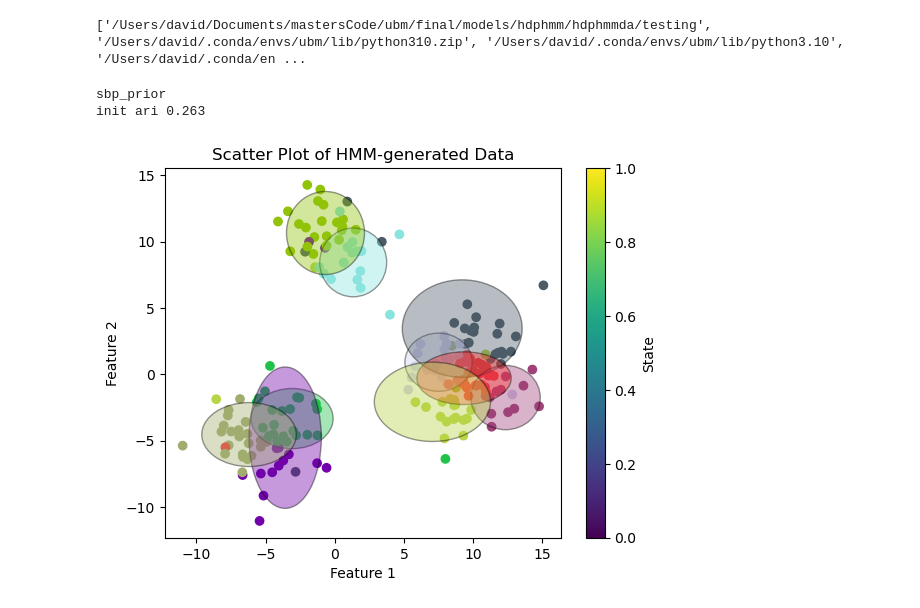
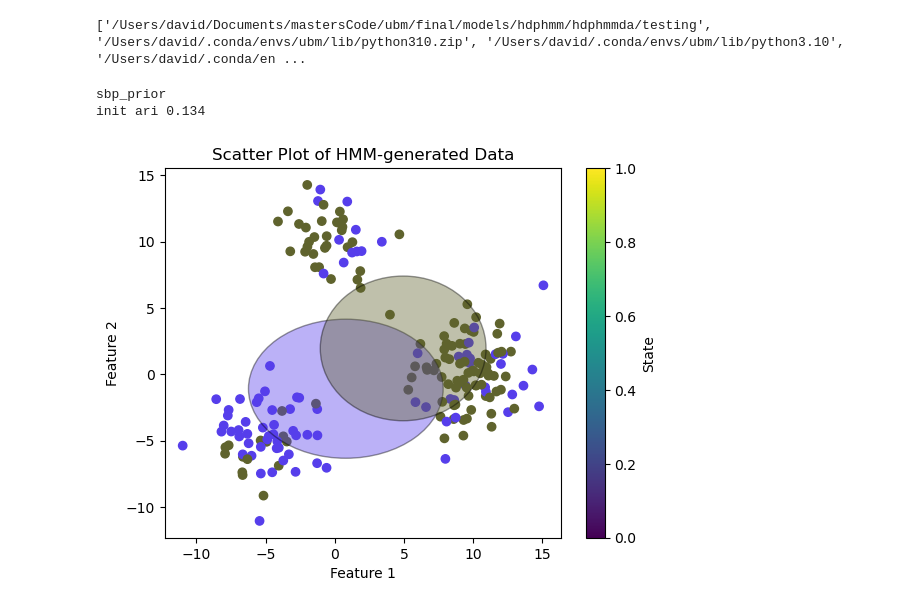
Before and after one commit to Davidjames9610/ubm, a Jupyter notebook: final/models/hdphmm/hdphmmda/testing/synthetic_data_da_test.ipynb, the cells around one changed output. Drawn from its saved outputs; the diff is of its cells as text; code cells hidden in the pictures.

```diff
--- a/final/models/hdphmm/hdphmmda/testing/synthetic_data_da_test.ipynb
+++ b/final/models/hdphmm/hdphmmda/testing/synthetic_data_da_test.ipynb
@@ -19,20 +19,24 @@ loaded_data = loaded_data['data']
 # %%
 import final.models.hdphmm.hdphmmda.hdp_hmm_da as hdp_hmm_da
 from final.models.hdphmm.hdphmmda.hdp_hmm_da_utils.hdp_hmm_da_consts import *
 reload(hdp_hmm_da)
 sbp = {
-    ALPHA0: 0.2,
-    GAMMA0: 0.2,
-    KAPPA0: 0.2,
+    ALPHA0: 1,
+    GAMMA0: 20,
+    KAPPA0: 1,
 }
 
 sbp[RHO0] = sbp[KAPPA0] / ( sbp[KAPPA0] + sbp[ALPHA0])
 temp = 1
-hdp_hmm = hdp_hmm_da.InfiniteDirectSamplerHMM(loaded_data, 10, loaded_ss, iterations=50, verbose=True, sbp=sbp, temp=temp)
+hdp_hmm = hdp_hmm_da.InfiniteDirectSamplerHMM(loaded_data, 2, loaded_ss, iterations=50, verbose=True, sbp=sbp, temp=temp)
+
+import final.models.hdphmm.helpers.plot_hmm as plot_hmm
+reload(plot_hmm)
+plot_hmm.plot_hmm_data(loaded_data, hdp_hmm.Z, hdp_hmm.K, hdp_hmm.hmm.means_, hdp_hmm.hmm.covars_, feature_a=0, feature_b=1)
 # %% [output]
 sbp_prior
-init ari 0.263
+init ari 0.134
-[figure, old version]
+[figure, new version]
 # %%
 hdp_hmm.fit()
 # %% [output]
```
Also changed, not shown: parts of 3 cells of this notebook, 4 other files.
